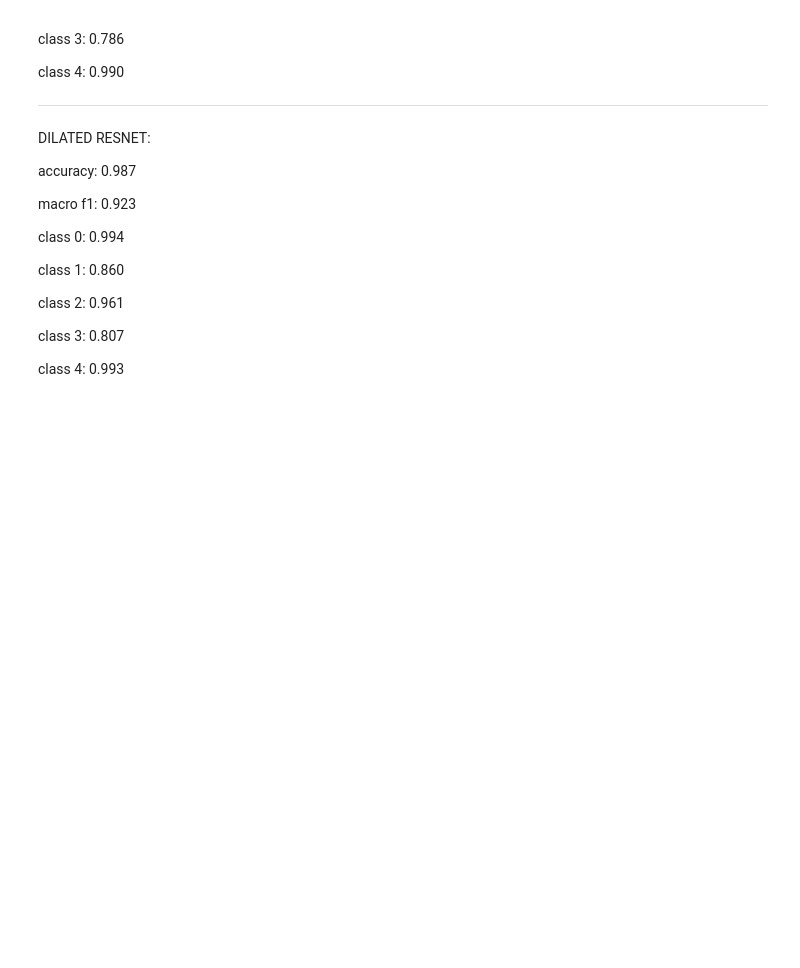
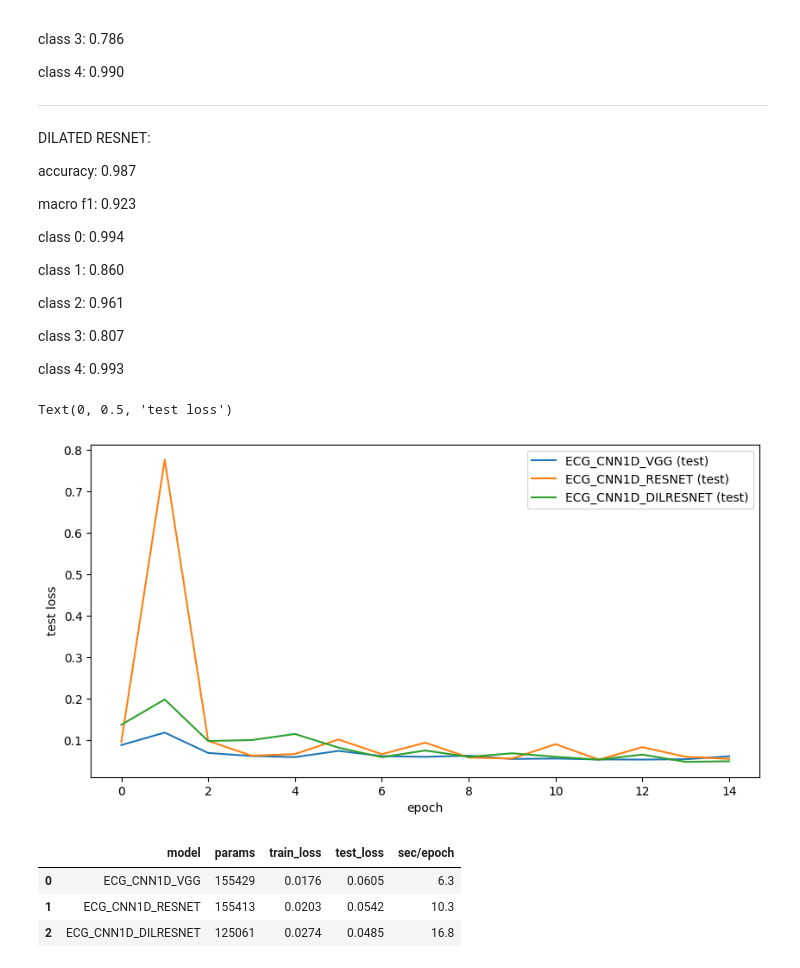
Before and after one commit to saketrama-v/ECGHeartbeat_CNN1D, a Jupyter notebook: ECGHeartbeat_CNN1D.ipynb, the cells around one changed output. Drawn from its saved outputs; the diff is of its cells as text; code cells hidden in the pictures; blank space fills up the shorter version.

Commit message:
feat: Plotting the results and experimenting with weights

```diff
--- a/ECGHeartbeat_CNN1D.ipynb
+++ b/ECGHeartbeat_CNN1D.ipynb
@@ -585,3 +585,27 @@ class 2: 0.961
 class 3: 0.807
 
 class 4: 0.993
+# %%
+plt.figure(figsize=(10,5))
+for name, (m, tr, te, t) in results.items():
+    plt.plot(te, label=f'{name} (test)')
+plt.legend(); plt.xlabel('epoch'); plt.ylabel('test loss')
+# %% [output]
+Text(0, 0.5, 'test loss')
+[figure, added]
+# %%
+rows = []
+for name, (m, tr, te, t) in results.items():
+    rows.append({
+        'model': name,
+        'params': sum(p.numel() for p in m.parameters()),
+        'train_loss': round(tr[-1], 4),
+        'test_loss': round(te[-1], 4),
+        'sec/epoch': round(t, 1),
+    })
+pd.DataFrame(rows)
+# %% [output]
+|  | model | params | train_loss | test_loss | sec/epoch |
+| 0 | ECG_CNN1D_VGG | 155429 | 0.0176 | 0.0605 | 6.3 |
+| 1 | ECG_CNN1D_RESNET | 155413 | 0.0203 | 0.0542 | 10.3 |
+| 2 | ECG_CNN1D_DILRESNET | 125061 | 0.0274 | 0.0485 | 16.8 |
```
Also changed, not shown: parts of 1 cell of this notebook.
